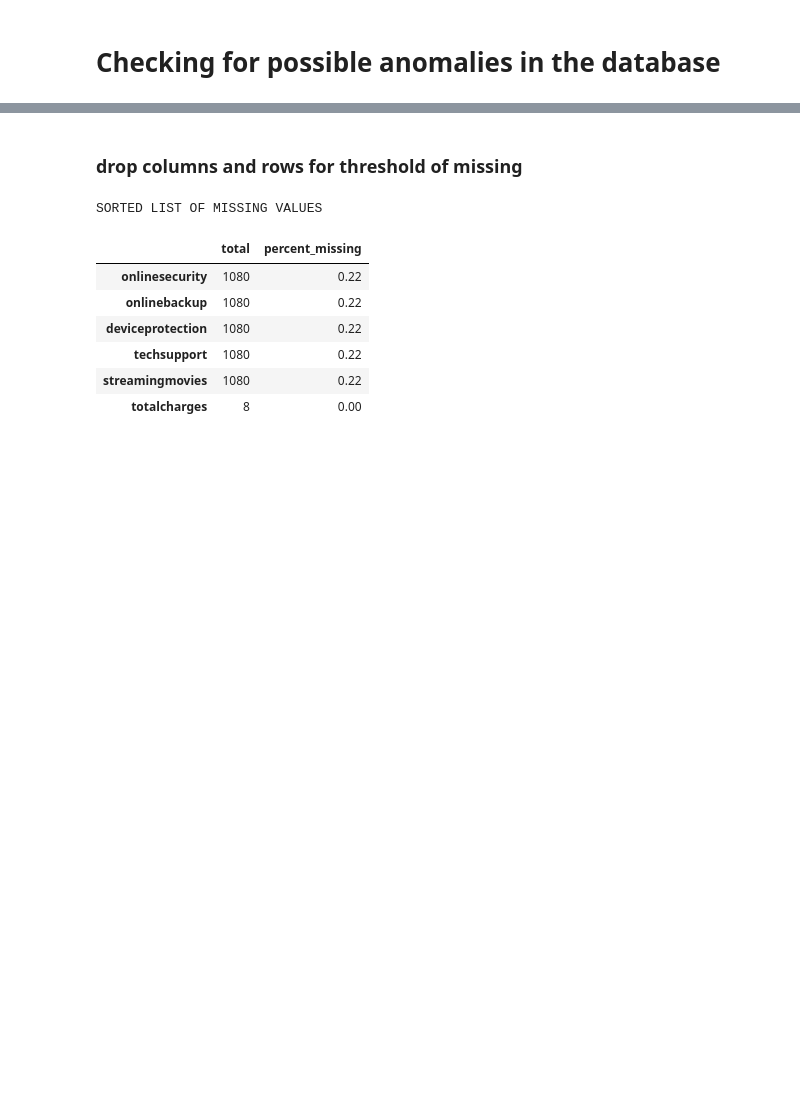
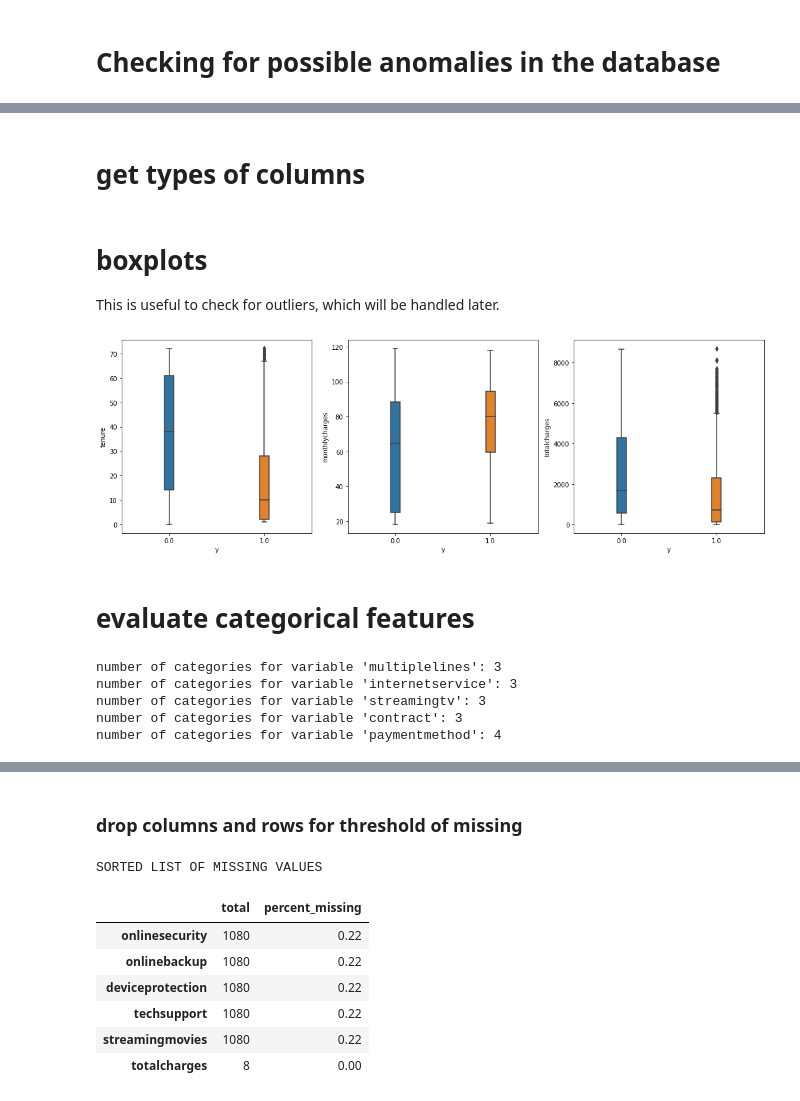
Before and after one commit to Franklin-oliveira/churn, a Jupyter notebook: notebooks/03_eda_cleansing.ipynb, the cells around one changed output, grey strips where cells are left out. Drawn from its saved outputs; the diff is of its cells as text; code cells hidden in the pictures; blank space fills up the shorter version.

```diff
--- a/notebooks/03_eda_cleansing.ipynb
+++ b/notebooks/03_eda_cleansing.ipynb
@@ -181,3 +297,37 @@ data.describe()
 | 50% | 1.000000 | 0.000000 | 0.000000 | 0.000000 | 29.000000 | 1.000000 | 0.000000 | 0.000000 | ... |
 | 75% | 1.000000 | 0.000000 | 1.000000 | 1.000000 | 56.000000 | 1.000000 | 1.000000 | 1.000000 | ... |
 | max | 1.000000 | 1.000000 | 1.000000 | 1.000000 | 72.000000 | 1.000000 | 1.000000 | 1.000000 | ... |
+# %% [markdown]
+# get types of columns
+# %%
+numerical_cols, other_cols = get_numerical_mask(data)
+boolean_vars = ['partner', 'dependents', 'phoneservice', 'onlinesecurity', 'onlinebackup', 'deviceprotection',
+            'techsupport', 'streamingmovies', 'paperlessbilling']
+boolean_vars.extend(['seniorcitizen', 'gender_male'])
+for col in boolean_vars:
+    numerical_cols.remove(col)
+# %% [markdown]
+# boxplots
+This is useful to check for outliers, which will be handled later.
+# %%
+partition = int(len(numerical_cols)/1)
+# %%
+if not sandbox_mode:
+    build_boxplots(data[numerical_cols[:partition*1]], y_train['y'], '01')
+# %% [output]
+[figure, added]
+# %% [markdown]
+# <a id="evaluate categorical features">evaluate categorical features</a>
+# %%
+categories_dict = {}
+for cat in data.columns:
+    if data[cat].dtypes == 'object':
+        categories_dict[cat] = list(data[cat].unique())
+        n_categories = data[cat].unique().size
+        print("number of categories for variable '{}': {} ".format(cat, n_categories))
+# %% [output]
+number of categories for variable 'multiplelines': 3
+number of categories for variable 'internetservice': 3
+number of categories for variable 'streamingtv': 3
+number of categories for variable 'contract': 3
+number of categories for variable 'paymentmethod': 4
```
Also changed, not shown: parts of 57 cells of this notebook, 19 other files.
